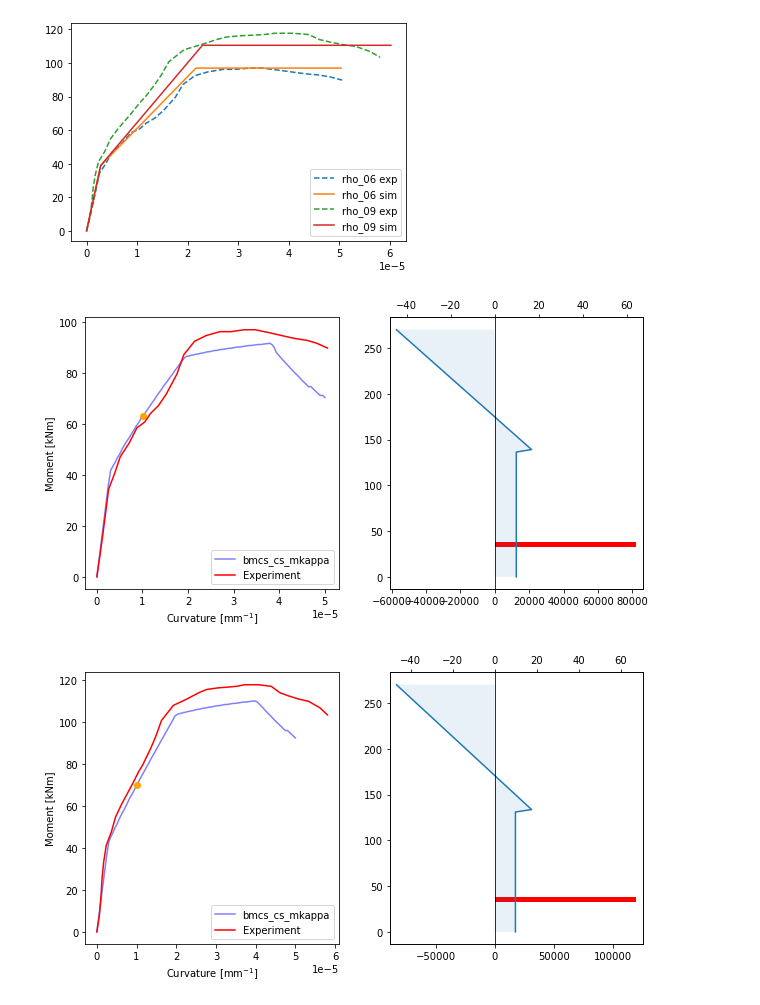
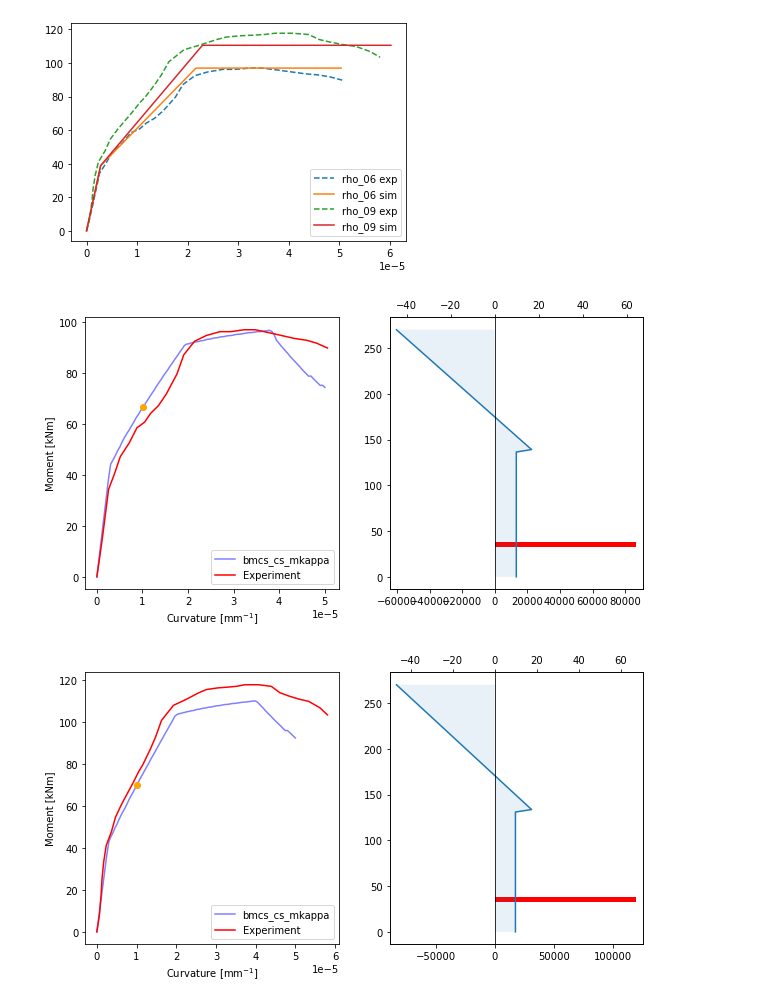
Before and after one commit to rosoba/bmcs_cross_section, a Jupyter notebook: notebooks/mkappa/mkappa_verification.ipynb, the cells around one changed output. Saved outputs shown, nothing was run; the diff lists cells and outputs as text; code cells hidden in the pictures.

```diff
--- a/notebooks/mkappa/mkappa_verification.ipynb
+++ b/notebooks/mkappa/mkappa_verification.ipynb
@@ -99,29 +99,29 @@ k3= data['rho_09_sim_k'] * 1e-5; m3= data['rho_09_sim_m']; ver_data3 = [k3, m3];
 # %%
 # rho_06
 mc = MKappa(n_m=100, n_kappa = 100)
 mc.kappa_slider = 0.00001
 mc.low_kappa = 0
 mc.high_kappa = 0.00005
 map_and_assign_params_for_rectangular_section(mc,
     beta_tu = 21,  # SUPPOSED because it's missing
-        b = 180,
+        b = 190,
         h = 270,
         E = 46418, # 46418
         E_s = 200000,
         f_sy = 600, # source? 700 fits tthe best.
         eps_cr = 0.000384,
         rho = 0.006,
         v_f = 0.02,
         omega = 10.7,
         psi = 7.8,
         mu = 0.55,
         alpha = 0.87,
         lambda_cu = 11.7)
 
 # plot(mc)
 plot_mk_ver(mc, ver_data)
 # %% [output]
-[figure, old version]
+[figure, new version]
 # %%
 # rho_09
 mc = MKappa(n_m=100, n_kappa = 100)
```
Also changed, not shown: parts of 11 cells of this notebook, 1 other file.
